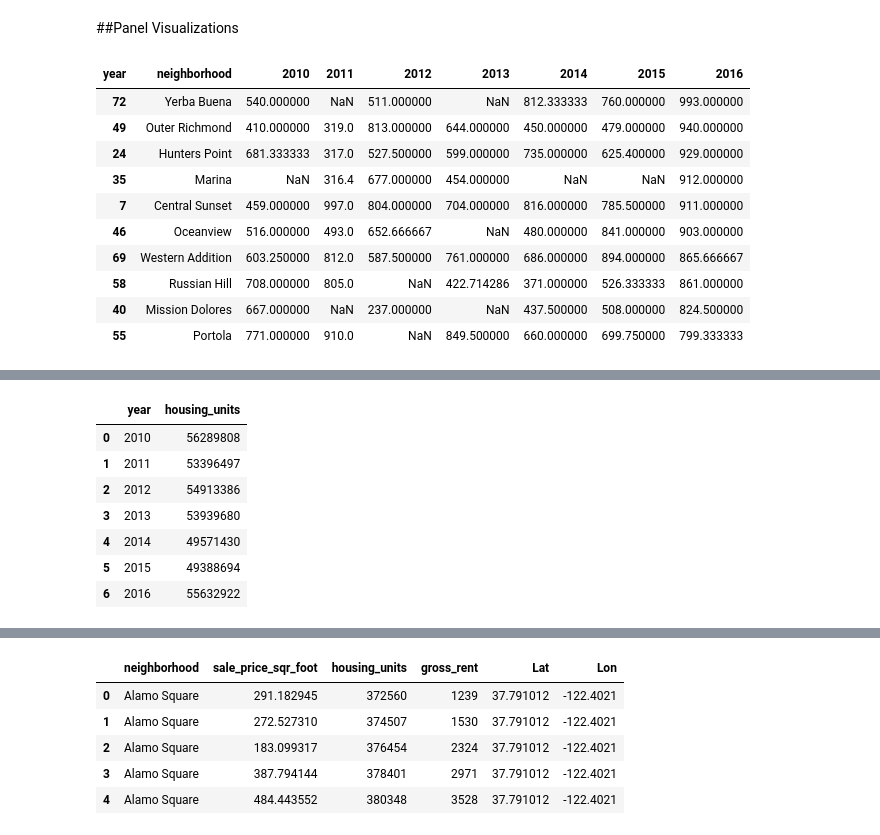
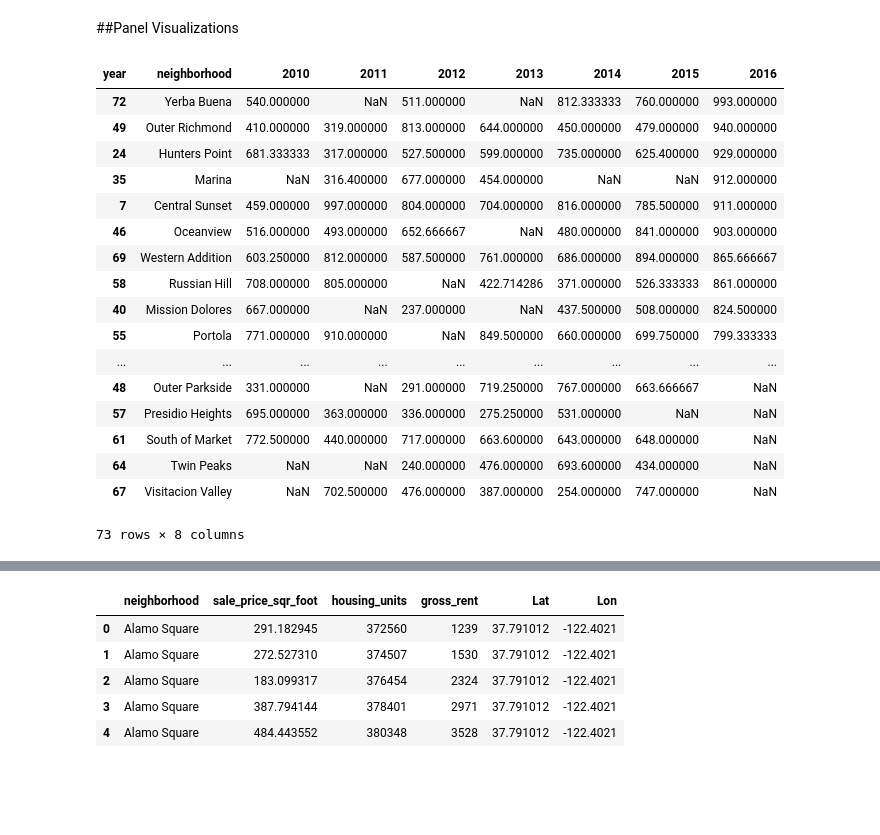
Before and after one commit to pankajrampa/pyviz-assignment2, a Jupyter notebook: assignment3.ipynb, the cells around one changed output, grey strips where cells are left out. Drawn from its saved outputs; the diff is of its cells as text; code cells hidden in the pictures; blank space fills up the shorter version.

```diff
--- a/assignment3.ipynb
+++ b/assignment3.ipynb
@@ -88,20 +90,29 @@ df.hvplot.bar(xlabel='year', ylabel='gross_rent', title='Average Gross Rent in S
 # %%
 def top_most_expensive_neighborhoods():
     """Top 10 Most Expensive Neighborhoods."""
-
-df.pivot_table(index='neighborhood', columns = 'year', values = 'sale_price_sqr_foot', aggfunc = 'mean').reset_index().sort_values(2016, ascending = False).head(10)
+    top_most_expensive = df.pivot_table(index='neighborhood', columns = 'year', values = 'sale_price_sqr_foot', aggfunc = 'mean').reset_index().sort_values(2016, ascending = False)
+    return top_most_expensive
-# %% [output]
-| year | neighborhood | 2010 | 2011 | 2012 | 2013 | 2014 | 2015 | 2016 |
-| 72 | Yerba Buena | 540.000000 | NaN | 511.000000 | NaN | 812.333333 | 760.000000 | 993.000000 |
-| 49 | Outer Richmond | 410.000000 | 319.0 | 813.000000 | 644.000000 | 450.000000 | 479.000000 | 940.000000 |
-| 24 | Hunters Point | 681.333333 | 317.0 | 527.500000 | 599.000000 | 735.000000 | 625.400000 | 929.000000 |
-| 35 | Marina | NaN | 316.4 | 677.000000 | 454.000000 | NaN | NaN | 912.000000 |
-| 7 | Central Sunset | 459.000000 | 997.0 | 804.000000 | 704.000000 | 816.000000 | 785.500000 | 911.000000 |
-| 46 | Oceanview | 516.000000 | 493.0 | 652.666667 | NaN | 480.000000 | 841.000000 | 903.000000 |
-| 69 | Western Addition | 603.250000 | 812.0 | 587.500000 | 761.000000 | 686.000000 | 894.000000 | 865.666667 |
-| 58 | Russian Hill | 708.000000 | 805.0 | NaN | 422.714286 | 371.000000 | 526.333333 | 861.000000 |
-| 40 | Mission Dolores | 667.000000 | NaN | 237.000000 | NaN | 437.500000 | 508.000000 | 824.500000 |
-| 55 | Portola | 771.000000 | 910.0 | NaN | 849.500000 | 660.000000 | 699.750000 | 799.333333 |
+# %%
+top_most_expensive_neighborhoods()
+# %% [output]
+| year | neighborhood | 2010 | 2011 | 2012 | 2013 | 2014 | 2015 | 2016 |
+| 72 | Yerba Buena | 540.000000 | NaN | 511.000000 | NaN | 812.333333 | 760.000000 | 993.000000 |
+| 49 | Outer Richmond | 410.000000 | 319.000000 | 813.000000 | 644.000000 | 450.000000 | 479.000000 | 940.000000 |
+| 24 | Hunters Point | 681.333333 | 317.000000 | 527.500000 | 599.000000 | 735.000000 | 625.400000 | 929.000000 |
+| 35 | Marina | NaN | 316.400000 | 677.000000 | 454.000000 | NaN | NaN | 912.000000 |
+| 7 | Central Sunset | 459.000000 | 997.000000 | 804.000000 | 704.000000 | 816.000000 | 785.500000 | 911.000000 |
+| 46 | Oceanview | 516.000000 | 493.000000 | 652.666667 | NaN | 480.000000 | 841.000000 | 903.000000 |
+| 69 | Western Addition | 603.250000 | 812.000000 | 587.500000 | 761.000000 | 686.000000 | 894.000000 | 865.666667 |
+| 58 | Russian Hill | 708.000000 | 805.000000 | NaN | 422.714286 | 371.000000 | 526.333333 | 861.000000 |
+| 40 | Mission Dolores | 667.000000 | NaN | 237.000000 | NaN | 437.500000 | 508.000000 | 824.500000 |
+| 55 | Portola | 771.000000 | 910.000000 | NaN | 849.500000 | 660.000000 | 699.750000 | 799.333333 |
+| ... | ... | ... | ... | ... | ... | ... | ... | ... |
+| 48 | Outer Parkside | 331.000000 | NaN | 291.000000 | 719.250000 | 767.000000 | 663.666667 | NaN |
+| 57 | Presidio Heights | 695.000000 | 363.000000 | 336.000000 | 275.250000 | 531.000000 | NaN | NaN |
+| 61 | South of Market | 772.500000 | 440.000000 | 717.000000 | 663.600000 | 643.000000 | 648.000000 | NaN |
+| 64 | Twin Peaks | NaN | NaN | 240.000000 | 476.000000 | 693.600000 | 434.000000 | NaN |
+| 67 | Visitacion Valley | NaN | 702.500000 | 476.000000 | 387.000000 | 254.000000 | 747.000000 | NaN |
+73 rows × 8 columns
 # %%
 df.hvplot.bar(xlabel='year', ylabel='neighborhood', title='Top 10 Most Expensive Neighborhoods')
 # %% [output]
@@ -109,14 +120,5 @@ df.hvplot.bar(xlabel='year', ylabel='neighborhood', title='Top 10 Most Expensive
 # %%
 def housing_units_per_year():
     """Housing Units Per Year."""
-
-df.groupby('year').sum()['housing_units'].reset_index()
+    housing_units = df.groupby('year').sum()['housing_units'].reset_index()
+    return housing_units
-# %% [output]
-|  | year | housing_units |
-| 0 | 2010 | 56289808 |
-| 1 | 2011 | 53396497 |
-| 2 | 2012 | 54913386 |
-| 3 | 2013 | 53939680 |
-| 4 | 2014 | 49571430 |
-| 5 | 2015 | 49388694 |
-| 6 | 2016 | 55632922 |
```
Also changed, not shown: parts of 7 cells of this notebook.
